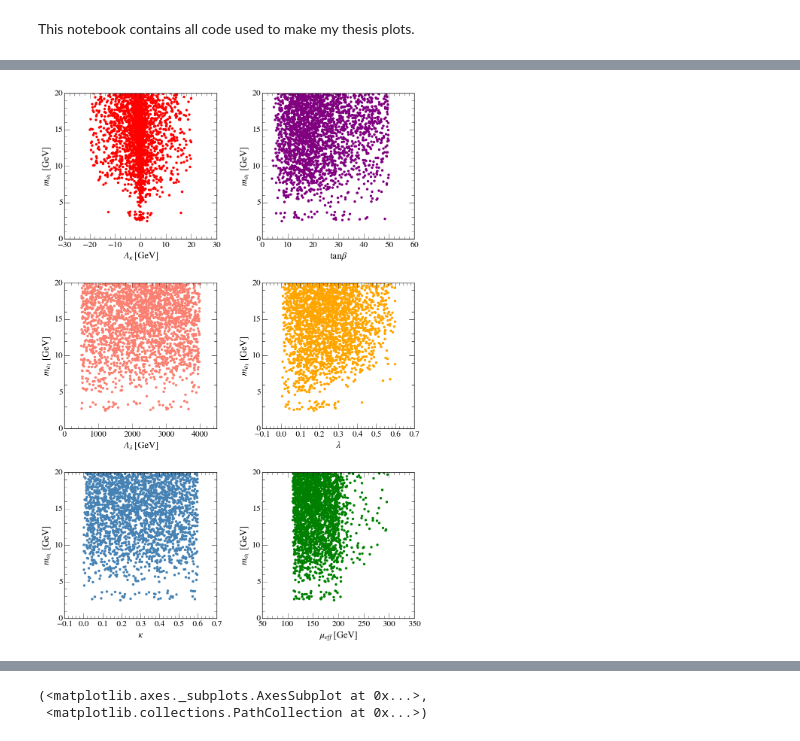
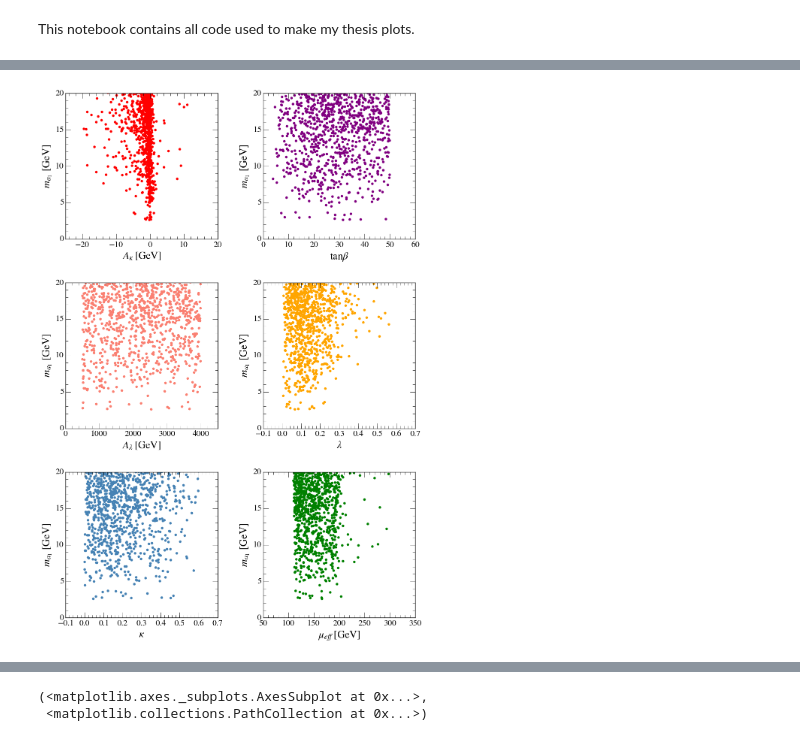
Before and after one commit to raggleton/NMSSM-Scan, a Jupyter notebook: iPython/Thesis Plots.ipynb, the cells around one changed output, grey strips where cells are left out. Saved outputs shown, nothing was run; the diff lists cells and outputs as text; code cells hidden in the pictures.

```diff
--- a/iPython/Thesis Plots.ipynb
+++ b/iPython/Thesis Plots.ipynb
@@ -1,6 +1,8 @@
 # %% [markdown]
 This notebook contains all code used to make my thesis plots.
 # %%
+from contextlib import contextmanager
+
 import pandas as pd
 import numpy as np
 import matplotlib as mpl
@@ -10,6 +12,7 @@ import matplotlib.patches as patches
 from itertools import izip
 from matplotlib.ticker import ScalarFormatter, FormatStrFormatter, MultipleLocator
 from collections import namedtuple
+from IPython.display import IFrame
 
 %matplotlib inline
 
@@ -19,7 +22,7 @@ get_ipython().magic(u'autoreload 2')
 
 mpl.rcParams['font.size'] = 18
 mpl.rcParams['figure.figsize'] = (7.0, 4.0)  # default size of plots
-mpl.rcParams['axes.labelsize'] = 18
+mpl.rcParams['axes.labelsize'] = 20
 mpl.rcParams['xtick.labelsize'] = 16
 mpl.rcParams['ytick.labelsize'] = 16
 mpl.rcParams['xtick.major.size'] = 10
@@ -53,0 +57,4 @@ df_pass_all_ma1 = subset_var(df_pass_all, 3.5, 10.5, 'ma1')
+# %%
+def set_backend(fmt):
+    print 'Setting backend', fmt
+    get_ipython().magic(u"config InlineBackend.figure_formats = '%s', " % fmt)
@@ -56,8 +70,9 @@ SAVE_PLOTS = True
 
 if SAVE_PLOTS:
 #     get_ipython().magic(u"config InlineBackend.figure_formats = 'pdf', ")
-    get_ipython().magic(u"config InlineBackend.figure_formats = 'png', ")
+# get_ipython().magic(u"config InlineBackend.figure_formats = 'png', ")
+    set_backend('png')
     mpl.rcParams['savefig.dpi'] = 100
 else:
-    get_ipython().magic(u"config InlineBackend.figure_formats = 'png', ")
+    set_backend('png')
     mpl.rcParams['savefig.dpi'] = 72
@@ -64,5 +81,5 @@ else:
 # %%
 for k,v in mpl.rcParams.iteritems():
-    if 'dpi' in k.lower():
+    if 'size' in k.lower():
         print k, v
 # %% [output]
@@ -79,7 +108,8 @@ def plot_ma1_inputparams(df, title, filename):
 # %%
 plot_ma1_inputparams(df_pass_all, title, 'Thesis_plots/ma1_inputparams_relaxed.pdf')
 # %%
-plot_ma1_inputparams(df_pass_all, title, 'Thesis_plots/ma1_inputparams_relaxed.png')
+plot_ma1_inputparams(df_pass_all[~df_pass_all.constraints.str.contains('chi2')],
+                     title, 'Thesis_plots/ma1_inputparams_relaxed.png')
 # %% [output]
-[figure, old version]
+[figure, new version]
 # %%
```
Also changed, not shown: parts of 35 cells of this notebook.
